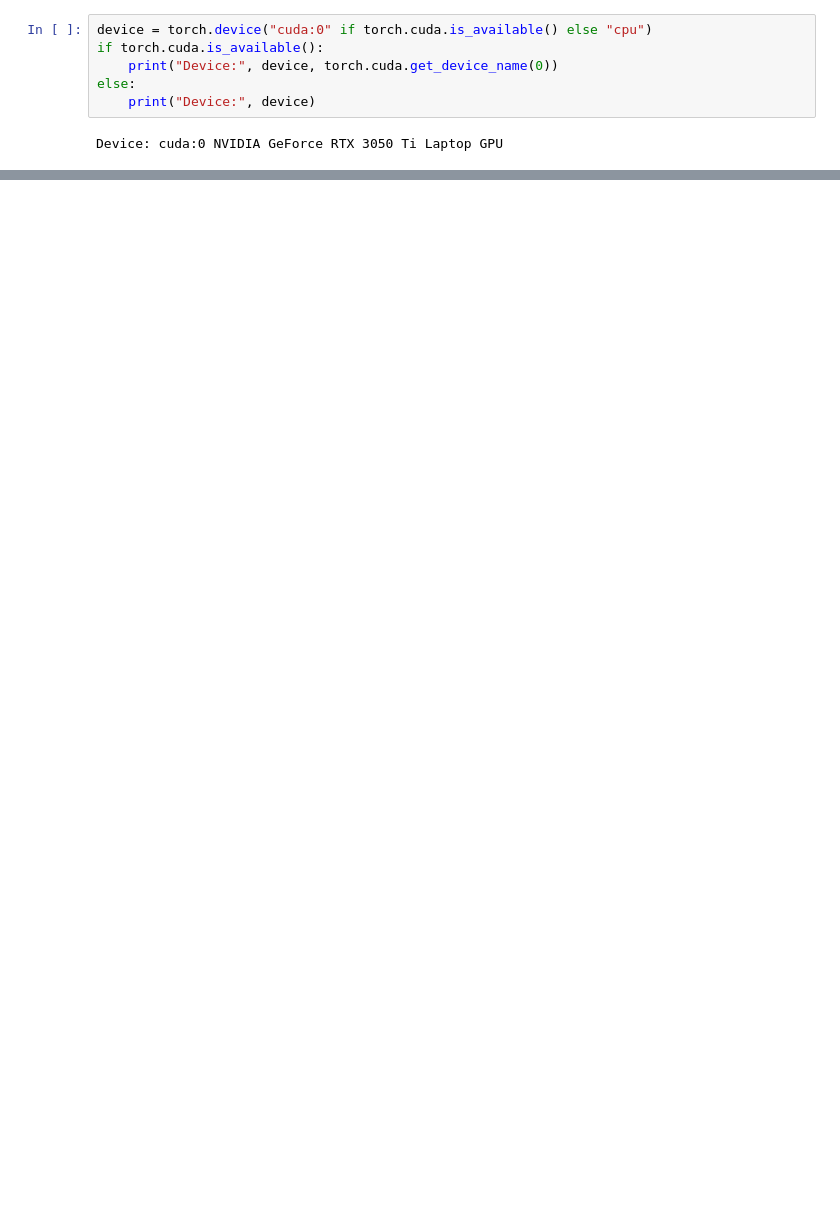
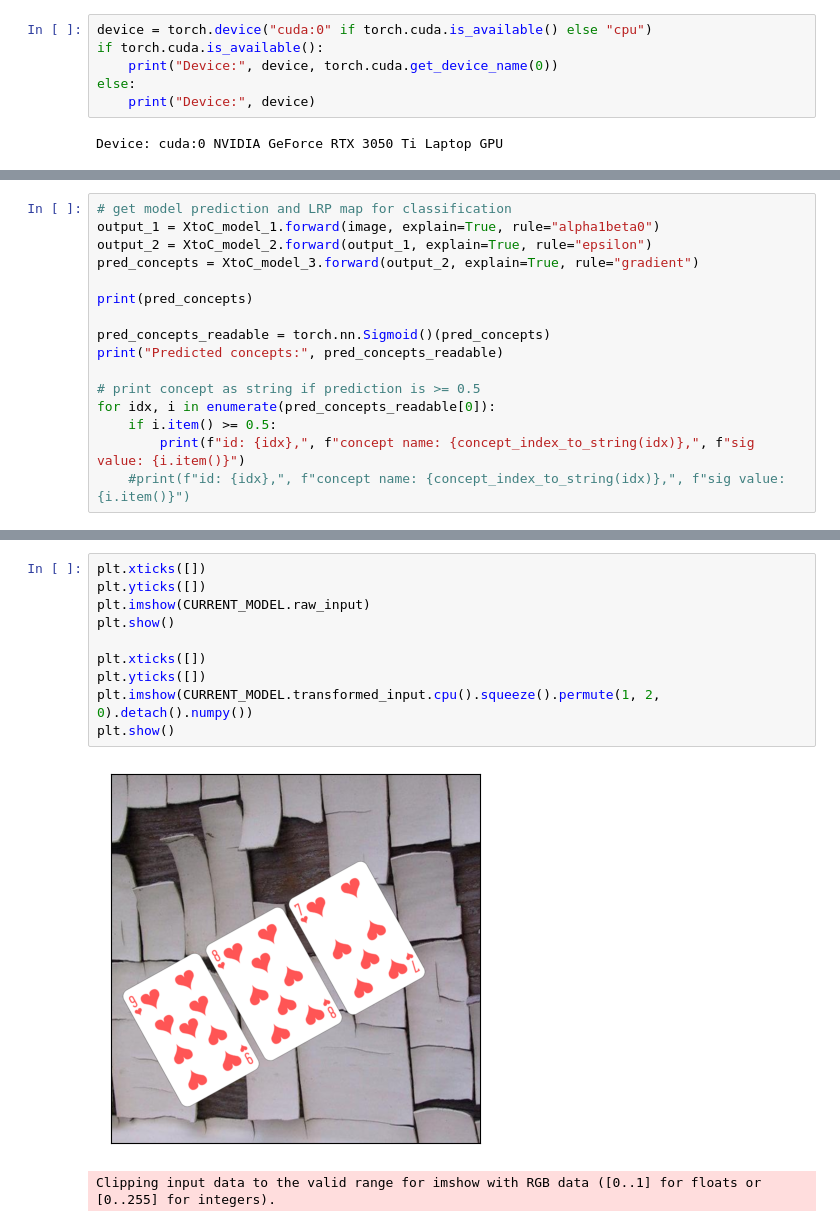
Before and after one commit to JackFurby/Playing-cards-CBM, a Jupyter notebook: demo_model_test.ipynb, the cells around one changed output, grey strips where cells are left out. Drawn from its saved outputs; the diff is of its cells as text; blank space fills up the shorter version.

```diff
--- a/demo_model_test.ipynb
+++ b/demo_model_test.ipynb
@@ -32,0 +135,16 @@ Device: cuda:0 NVIDIA GeForce RTX 3050 Ti Laptop GPU
+# %%
+# get model prediction and LRP map for classification
+output_1 = XtoC_model_1.forward(image, explain=True, rule="alpha1beta0")
+output_2 = XtoC_model_2.forward(output_1, explain=True, rule="epsilon")
+pred_concepts = XtoC_model_3.forward(output_2, explain=True, rule="gradient")
+
+print(pred_concepts)
+
+pred_concepts_readable = torch.nn.Sigmoid()(pred_concepts)
+print("Predicted concepts:", pred_concepts_readable)
+
+# print concept as string if prediction is >= 0.5
+for idx, i in enumerate(pred_concepts_readable[0]):
+    if i.item() >= 0.5:
+        print(f"id: {idx},", f"concept name: {concept_index_to_string(idx)},", f"sig value: {i.item()}")
+    #print(f"id: {idx},", f"concept name: {concept_index_to_string(idx)},", f"sig value: {i.item()}")
@@ -228,0 +405,13 @@ tensor([4], device='cuda:0')
+# %%
+plt.xticks([])
+plt.yticks([])
+plt.imshow(CURRENT_MODEL.raw_input)
+plt.show()
+
+plt.xticks([])
+plt.yticks([])
+plt.imshow(CURRENT_MODEL.transformed_input.cpu().squeeze().permute(1, 2, 0).detach().numpy())
+plt.show()
+# %% [output]
+[figure, added]
+Clipping input data to the valid range for imshow with RGB data ([0..1] for floats or [0..255] for integers).
```
Also changed, not shown: parts of 9 cells of this notebook, 4 other files.
